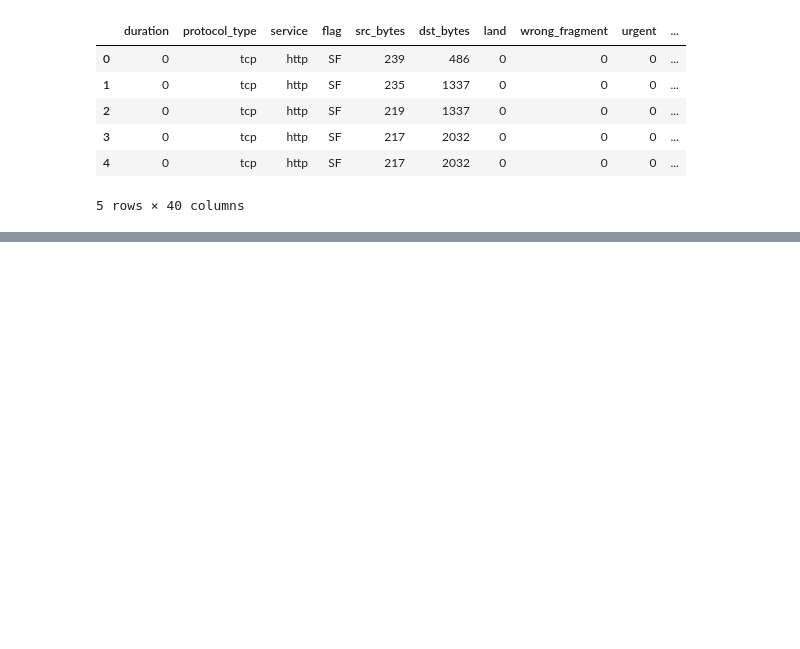
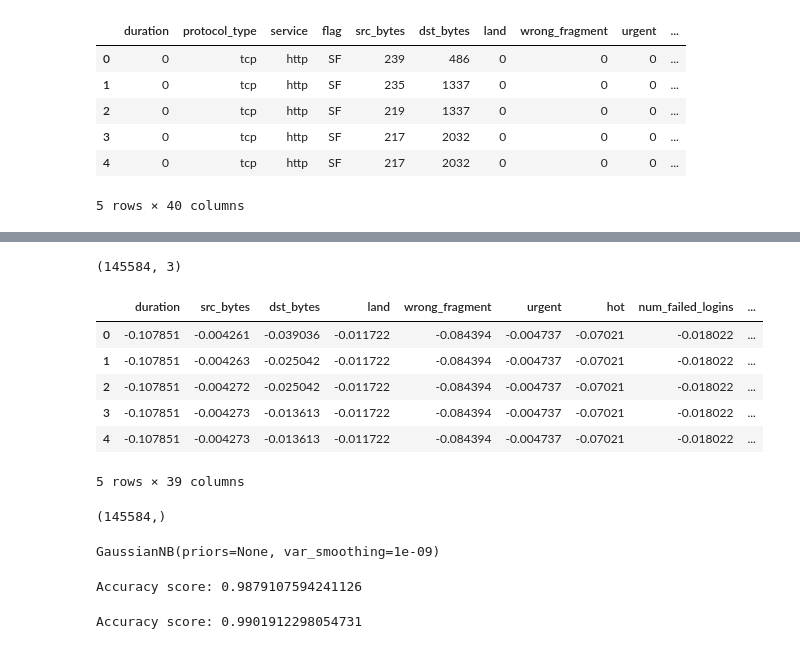
Before and after one commit to hgdangkhoi/Network-Intrusion-Detection-using-Neural-Nets, a Jupyter notebook: Khoi-Hoang_CSC215_MiniProject3.ipynb, the cells around one changed output, grey strips where cells are left out. Cells and saved outputs as stored; diff of their text form; code cells hidden in the pictures; blank space fills up the shorter version.

Commit message:
Finish preprocessing data and sklearn models

```diff
--- a/Khoi-Hoang_CSC215_MiniProject3.ipynb
+++ b/Khoi-Hoang_CSC215_MiniProject3.ipynb
@@ -211,0 +207,2 @@ array([0, 1, 2, 3, 4, 5], dtype=int64)
+# %%
+df.drop_duplicates(keep='first', inplace=True)
@@ -211,0 +233,9 @@ array([0, 1, 2, 3, 4, 5], dtype=int64)
+# %%
+#from sklearn.preprocessing import StandardScaler
+
+scaler = preprocessing.StandardScaler()
+
+cols_to_normalize = df.select_dtypes(include=['int64', 'float64']).columns
+numeric_features = scaler.fit_transform(df.select_dtypes(include=['float64','int64']))
+
+numeric_features = pd.DataFrame(numeric_features, columns=cols_to_normalize)
@@ -211,0 +246,7 @@ array([0, 1, 2, 3, 4, 5], dtype=int64)
+# %%
+scaler = preprocessing.LabelEncoder()
+
+cols_to_encode = df.select_dtypes(include=['object']).columns
+label_features = df.select_dtypes(include=['object']).apply(scaler.fit_transform)
+
+label_features = pd.DataFrame(label_features, columns=cols_to_encode)
@@ -211,0 +262,24 @@ array([0, 1, 2, 3, 4, 5], dtype=int64)
+# %%
+label_features.drop(columns=['outcome'], inplace=True)
+# %%
+label_features.shape
+# %% [output]
+(145584, 3)
+# %%
+numeric_features.reset_index(drop=True, inplace=True)
+label_features.reset_index(drop=True, inplace=True)
+input_data = pd.concat([numeric_features, label_features], axis=1)
+input_data.head()
+# %% [output]
+|  | duration | src_bytes | dst_bytes | land | wrong_fragment | urgent | hot | num_failed_logins | ... |
+| 0 | -0.107851 | -0.004261 | -0.039036 | -0.011722 | -0.084394 | -0.004737 | -0.07021 | -0.018022 | ... |
+| 1 | -0.107851 | -0.004263 | -0.025042 | -0.011722 | -0.084394 | -0.004737 | -0.07021 | -0.018022 | ... |
+| 2 | -0.107851 | -0.004272 | -0.025042 | -0.011722 | -0.084394 | -0.004737 | -0.07021 | -0.018022 | ... |
+| 3 | -0.107851 | -0.004273 | -0.013613 | -0.011722 | -0.084394 | -0.004737 | -0.07021 | -0.018022 | ... |
+| 4 | -0.107851 | -0.004273 | -0.013613 | -0.011722 | -0.084394 | -0.004737 | -0.07021 | -0.018022 | ... |
+5 rows × 39 columns
+# %%
+output_data = df['outcome']
+output_data.shape
+# %% [output]
+(145584,)
@@ -211,0 +288,32 @@ array([0, 1, 2, 3, 4, 5], dtype=int64)
+# %%
+from sklearn.linear_model import LogisticRegression
+from sklearn.svm import LinearSVC
+from sklearn.neighbors import KNeighborsClassifier
+from sklearn.naive_bayes import GaussianNB
+
+# Initiate and train all the models
+logreg = LogisticRegression()
+logreg.fit(x_train, y_train)
+
+svc = LinearSVC(dual=False)
+svc.fit(x_train, y_train)
+
+knn = KNeighborsClassifier(n_neighbors=10)
+knn.fit(x_train, y_train)
+
+gnb = GaussianNB()
+gnb.fit(x_train, y_train)
+# %% [output]
+GaussianNB(priors=None, var_smoothing=1e-09)
+# %%
+y_pred_Logistic = logreg.predict(x_test)
+logistic_accuracy = metrics.accuracy_score(y_test, y_pred_Logistic)
+print("Accuracy score: {}".format(logistic_accuracy))
+# %% [output]
+Accuracy score: 0.9879107594241126
+# %%
+y_svc = svc.predict(x_test)
+svc_accuracy = metrics.accuracy_score(y_test, y_svc)
+print("Accuracy score: {}".format(svc_accuracy))
+# %% [output]
+Accuracy score: 0.9901912298054731
```
Also changed, not shown: parts of 8 cells of this notebook.
